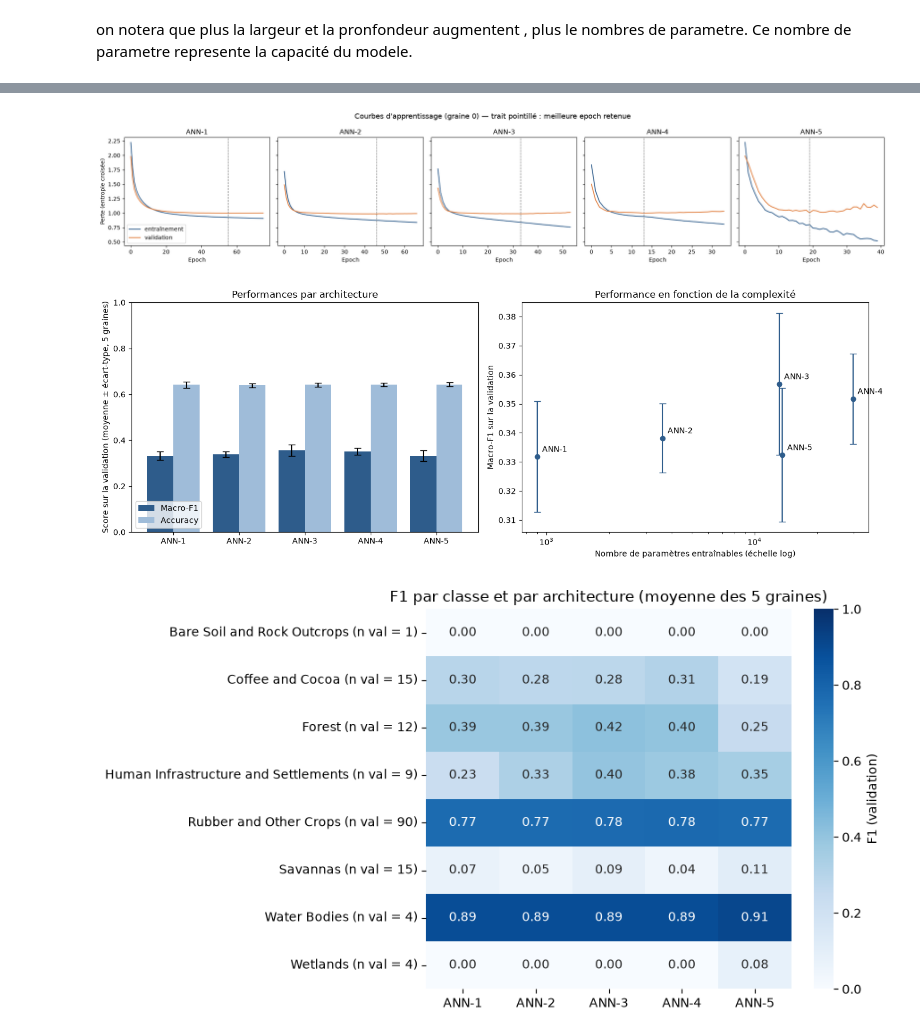
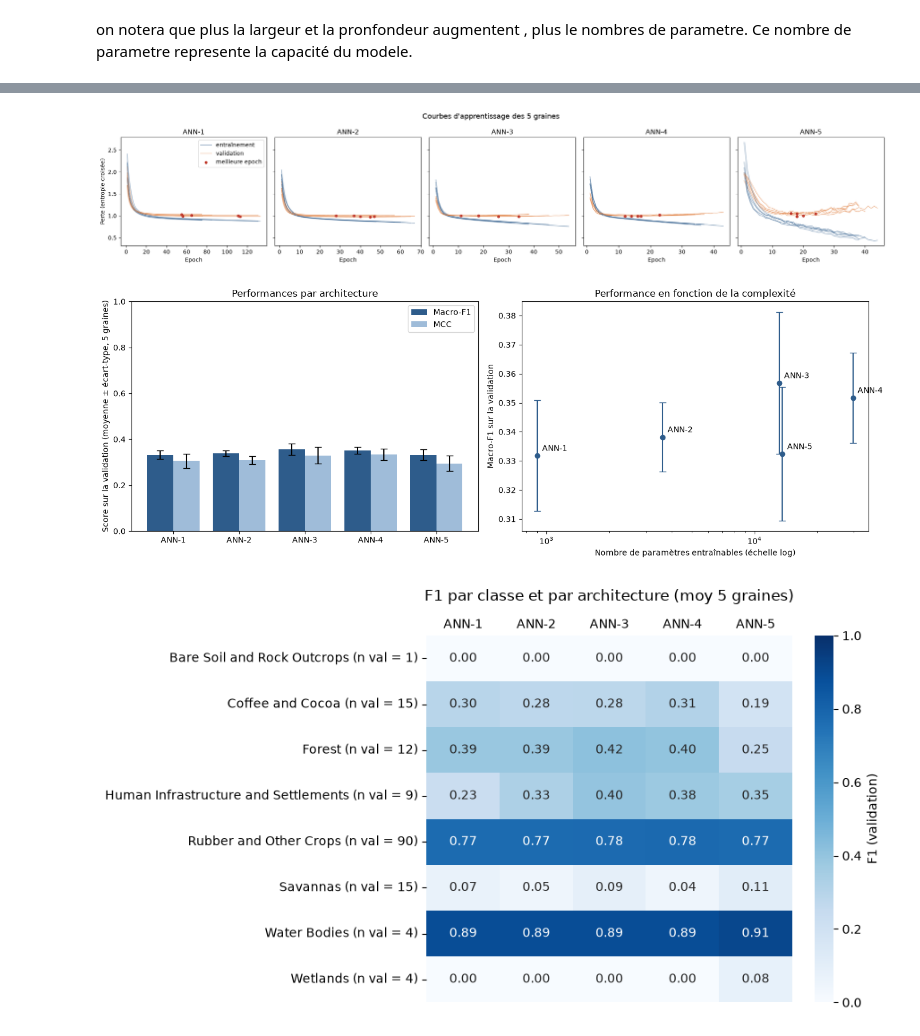
Before and after one commit to DanielYahiri/school-project, a Jupyter notebook: experience A.ipynb, the cells around one changed output, grey strips where cells are left out. Drawn from its saved outputs; the diff is of its cells as text; code cells hidden in the pictures.

```diff
--- a/experience A.ipynb
+++ b/experience A.ipynb
@@ -260,39 +261,51 @@ ANN-5 | graine 4 | 44 epochs | Macro-F1 val = 0.341 | 20.2 s
 | ANN-4 | 29672 | 0.352 ± 0.016 | 0.641 ± 0.007 | 0.375 ± 0.035 | 0.365 ± 0.019 | 0.583 ± 0.014 | ... |
 | ANN-5 | 13608 | 0.332 ± 0.023 | 0.643 ± 0.009 | 0.456 ± 0.025 | 0.328 ± 0.018 | 0.560 ± 0.023 | ... |
 # %%
-# 8. Graphique 1 : courbes d'apprentissage (perte train / validation, graine 0)
+#  8. Graphique 1 : courbes d'apprentissage des 5 graines
+# Chaque trait = un entraînement complet (pas de moyenne : les durées diffèrent à cause de
+# l'arrêt anticipé).
+
 fig, axes = plt.subplots(1, len(ARCHITECTURES), figsize=(20, 4), sharey=True)
 for ax, nom in zip(axes, ARCHITECTURES):
-    h = historiques[(nom, GRAINES[0])]
-    ax.plot(h["loss"], label="entraînement", color="#2e5c8b")
-    ax.plot(h["val_loss"], label="validation", color="#e07b39")
-    ax.axvline(np.argmin(h["val_loss"]), color="grey", ls="--", lw=1)   # meilleure epoch (poids conservés)
+    for graine in GRAINES:
+        h = historiques[(nom, graine)]
+        epochs = np.arange(1, len(h["loss"]) + 1)
+        premiere = graine == GRAINES[0]          # pour n'afficher la légende qu'une fois
+        ax.plot(epochs, h["loss"], color="#2e5c8b", lw=1, alpha=0.6,
+                label="entraînement" if premiere else None)
+        ax.plot(epochs, h["val_loss"], color="#e07b39", lw=1, alpha=0.6,
+                label="validation" if premiere else None)
+        meilleure = int(np.argmin(h["val_loss"]))
+        ax.scatter(meilleure + 1, h["val_loss"][meilleure], color="#c0392b", s=18, zorder=3,
+                   label="meilleure epoch" if premiere else None)
     ax.set_title(nom)
     ax.set_xlabel("Epoch")
 axes[0].set_ylabel("Perte (entropie croisée)")
 axes[0].legend()
-fig.suptitle("Courbes d'apprentissage (graine 0) — trait pointillé : meilleure epoch retenue", fontsize=13)
+fig.suptitle("Courbes d'apprentissage des 5 graines ", fontsize=13)
 plt.tight_layout()
 plt.savefig(os.path.join(DOSSIER_SORTIE, "courbes_apprentissage.png"), dpi=150)
 plt.show()
 # %% [output]
-[figure, old version]
+[figure, new version]
 # %%
-#9. Graphique 2 : comparaison des performances et lien avec la complexité
+# 9. Graphique 2 : comparaison des performances et lien avec la complexité
+# Macro-F1 (critère principal) et MCC (score global robuste au déséquilibre).
+#le kappa est contesté pour l'évaluation des cartes (Foody, 2020)
+
 moy = resultats.groupby("modele").agg(f1=("val_f1_macro", "mean"), f1_sd=("val_f1_macro", "std"),
-                                      acc=("val_accuracy", "mean"), acc_sd=("val_accuracy", "std"),
-                                      ecart=("ecart_f1_train_val", "mean"),
+                                      mcc=("val_mcc", "mean"), mcc_sd=("val_mcc", "std"),
                                       parametres=("parametres", "first")).loc[list(ARCHITECTURES)]
 
 fig, axes = plt.subplots(1, 2, figsize=(14, 5))
 x = np.arange(len(moy))
 axes[0].bar(x - 0.2, moy["f1"], 0.4, yerr=moy["f1_sd"], capsize=4, label="Macro-F1", color="#2e5c8b")
-axes[0].bar(x + 0.2, moy["acc"], 0.4, yerr=moy["acc_sd"], capsize=4, label="Accuracy", color="#9fbcd9")
+axes[0].bar(x + 0.2, moy["mcc"], 0.4, yerr=moy["mcc_sd"], capsize=4, label="MCC", color="#9fbcd9")
 axes[0].set_xticks(x, moy.index)
 axes[0].set_ylim(0, 1)
 axes[0].set_ylabel("Score sur la validation (moyenne ± écart-type, 5 graines)")
 axes[0].set_title("Performances par architecture")
-axes[0].legend(loc="lower left")
+axes[0].legend(loc="upper right")
 
 axes[1].errorbar(moy["parametres"], moy["f1"], yerr=moy["f1_sd"], fmt="o", capsize=4, color="#2e5c8b")
 for nom, ligne in moy.iterrows():
@@ -305,24 +318,27 @@ plt.tight_layout()
 plt.savefig(os.path.join(DOSSIER_SORTIE, "comparaison_architectures.png"), dpi=150)
 plt.show()
 # %% [output]
-[figure, old version]
+[figure, new version]
 # %%
-# Graphique 3 : F1 par classe (validation, moyenne des 5 graines)
+# 10. Graphique 3 : F1 par classe (validation, moyenne des 5 graines)
 # Permet de voir si la profondeur aide surtout les classes minoritaires ou les classes proches.
+
 f1_classes = pd.DataFrame({nom: np.mean([f1_par_classe[(nom, g)] for g in GRAINES], axis=0)
                            for nom in ARCHITECTURES}, index=NOMS_CLASSES)
 effectifs_val = pd.Series(y_val).value_counts().reindex(range(N_CLASSES), fill_value=0).to_numpy()
 f1_classes.index = [f"{c} (n val = {n})" for c, n in zip(NOMS_CLASSES, effectifs_val)]
 f1_classes.to_csv(os.path.join(DOSSIER_SORTIE, "f1_par_classe.csv"))
 
 fig, ax = plt.subplots(figsize=(9, 5))
 sns.heatmap(f1_classes, annot=True, fmt=".2f", cmap="Blues", vmin=0, vmax=1, ax=ax,
             cbar_kws={"label": "F1 (validation)"})
-ax.set_title("F1 par classe et par architecture (moyenne des 5 graines)")
+ax.xaxis.tick_top()                     # noms des architectures au-dessus du graphique
+ax.tick_params(axis="x", length=0)
+ax.set_title("F1 par classe et par architecture (moy 5 graines)", pad=28)
 plt.tight_layout()
 plt.savefig(os.path.join(DOSSIER_SORTIE, "f1_par_classe.png"), dpi=150)
 plt.show()
-# Attention : certaines classes n'ont que 1 à 4 observations en validation
-# (voir n val) : leur F1 est très instable et doit être lu avec prudence.
+# certaines classes n'ont que 1 à 4 observations en validation
+# leur F1 est très instable.
 # %% [output]
-[figure, old version]
+[figure, new version]
```
Also changed, not shown: parts of 1 cell of this notebook, 5 other files.
